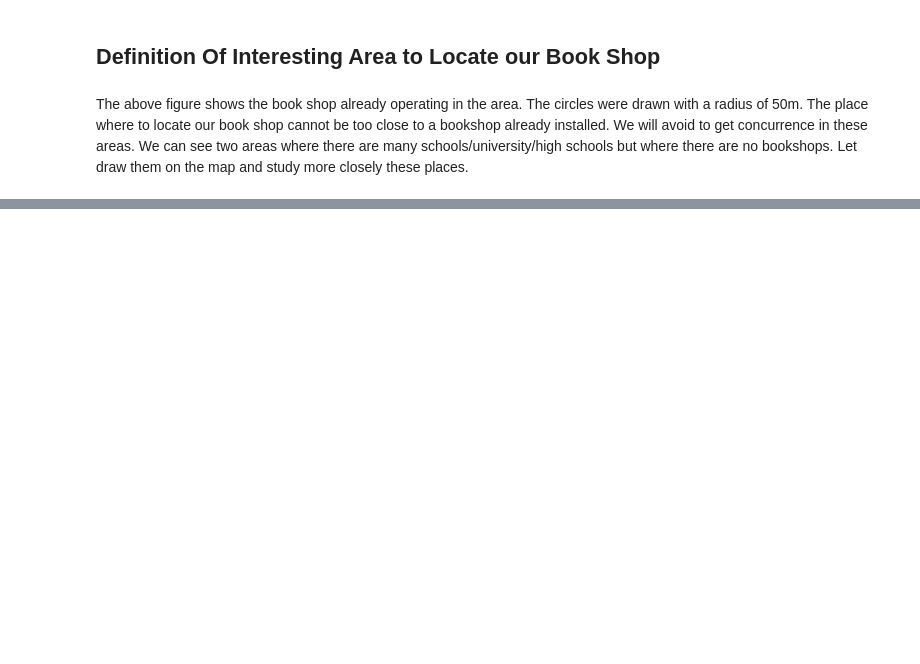
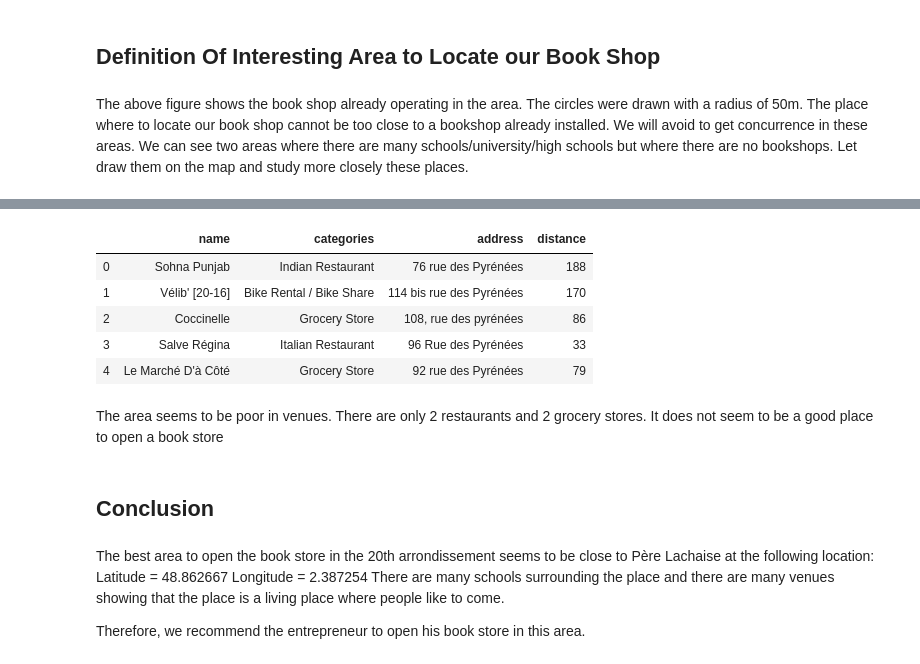
Before and after one commit to FRE89154/Final-Project, a Jupyter notebook: book.ipynb, the cells around one changed output, grey strips where cells are left out. Drawn from its saved outputs; the diff is of its cells as text; code cells hidden in the pictures; blank space fills up the shorter version.

```diff
--- a/book.ipynb
+++ b/book.ipynb
@@ -327,0 +392,41 @@ Let's study more these 2 places and see what type of venues there are in a 100m
+# %%
+lat2 = place2[0]
+long2= place2[1]
+radius = 200
+url = 'https://api.foursquare.com/v2/venues/explore?client_id={}&client_secret={}&ll={},{}&v={}&radius={}&limit={}'.format(CLIENT_ID, CLIENT_SECRET, lat2, long2, VERSION, radius, LIMIT)
+results = requests.get(url).json()
+items = results['response']['groups'][0]['items']
+
+dataframe = json_normalize(items) # flatten JSON
+# %%
+import requests
+# filter columns
+filtered_columns = ['venue.name', 'venue.categories'] + [col for col in dataframe.columns if col.startswith('venue.location.')] + ['venue.id']
+dataframe_filtered = dataframe.loc[:, filtered_columns]
+
+# filter the category for each row
+dataframe_filtered['venue.categories'] = dataframe_filtered.apply(get_category_type, axis=1)
+
+# clean columns
+dataframe_filtered.columns = [col.split('.')[-1] for col in dataframe_filtered.columns]
+dataframe_filtered = dataframe_filtered[['name', 'categories', 'address', 'distance']]
+dataframe_filtered.head(50)
+# %% [output]
+|  | name | categories | address | distance |
+| 0 | Sohna Punjab | Indian Restaurant | 76 rue des Pyrénées | 188 |
+| 1 | Vélib' [20-16] | Bike Rental / Bike Share | 114 bis rue des Pyrénées | 170 |
+| 2 | Coccinelle | Grocery Store | 108, rue des pyrénées | 86 |
+| 3 | Salve Régina | Italian Restaurant | 96 Rue des Pyrénées | 33 |
+| 4 | Le Marché D'à Côté | Grocery Store | 92 rue des Pyrénées | 79 |
+# %% [markdown]
+The area seems to be poor in venues. There are only 2 restaurants and 2 grocery stores.
+It does not seem to be a good place to open a book store
+# %% [markdown]
+## Conclusion
+# %% [markdown]
+The best area to open the book store in the 20th arrondissement seems to be close to Père Lachaise at the following location:
+    Latitude = 48.862667
+    Longitude = 2.387254
+There are many schools surrounding the place and there are many venues showing that the place is a living place where people like to come.
+
+Therefore, we recommend the entrepreneur to open his book store in this area.
```
Also changed, not shown: parts of 19 cells of this notebook.
